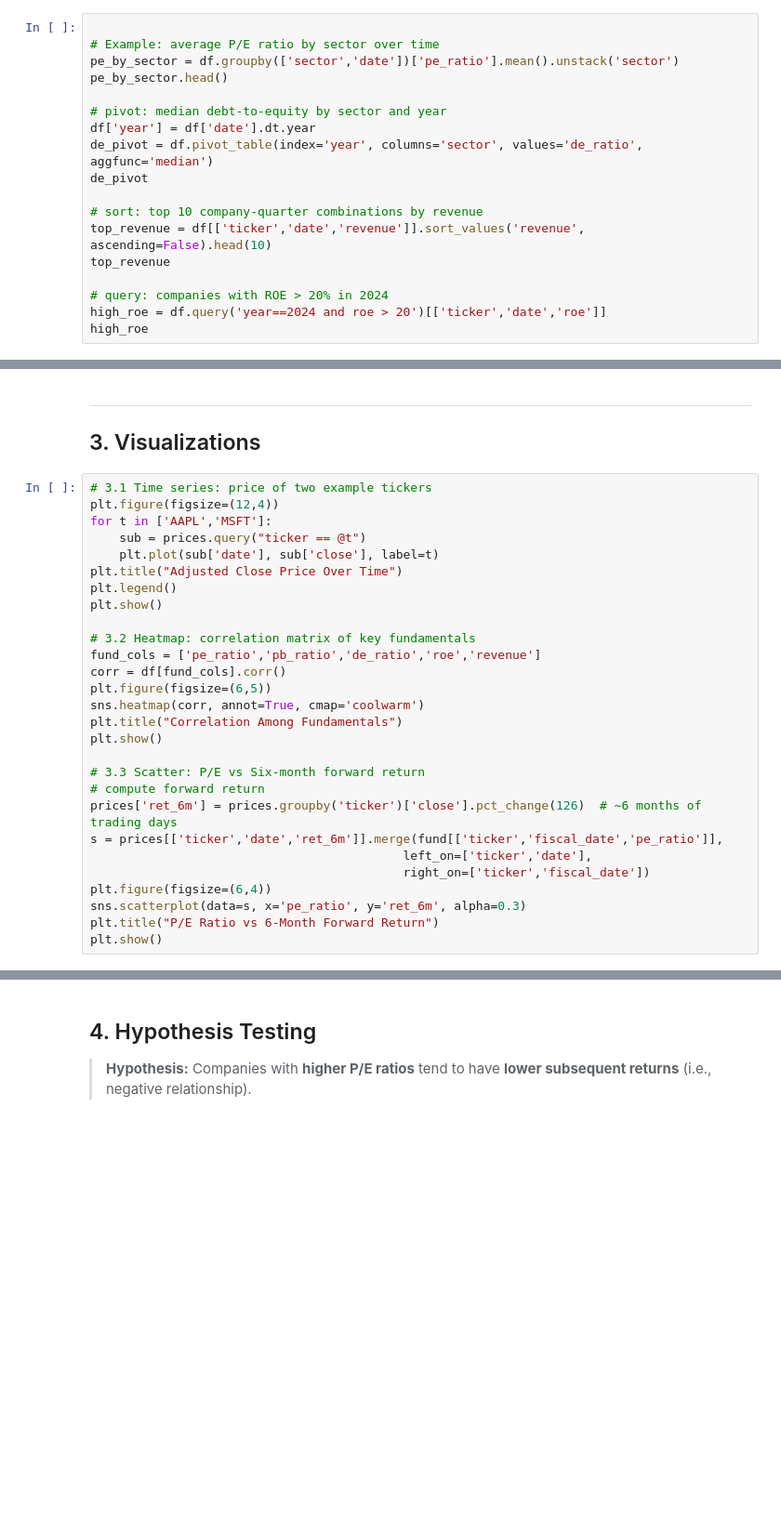
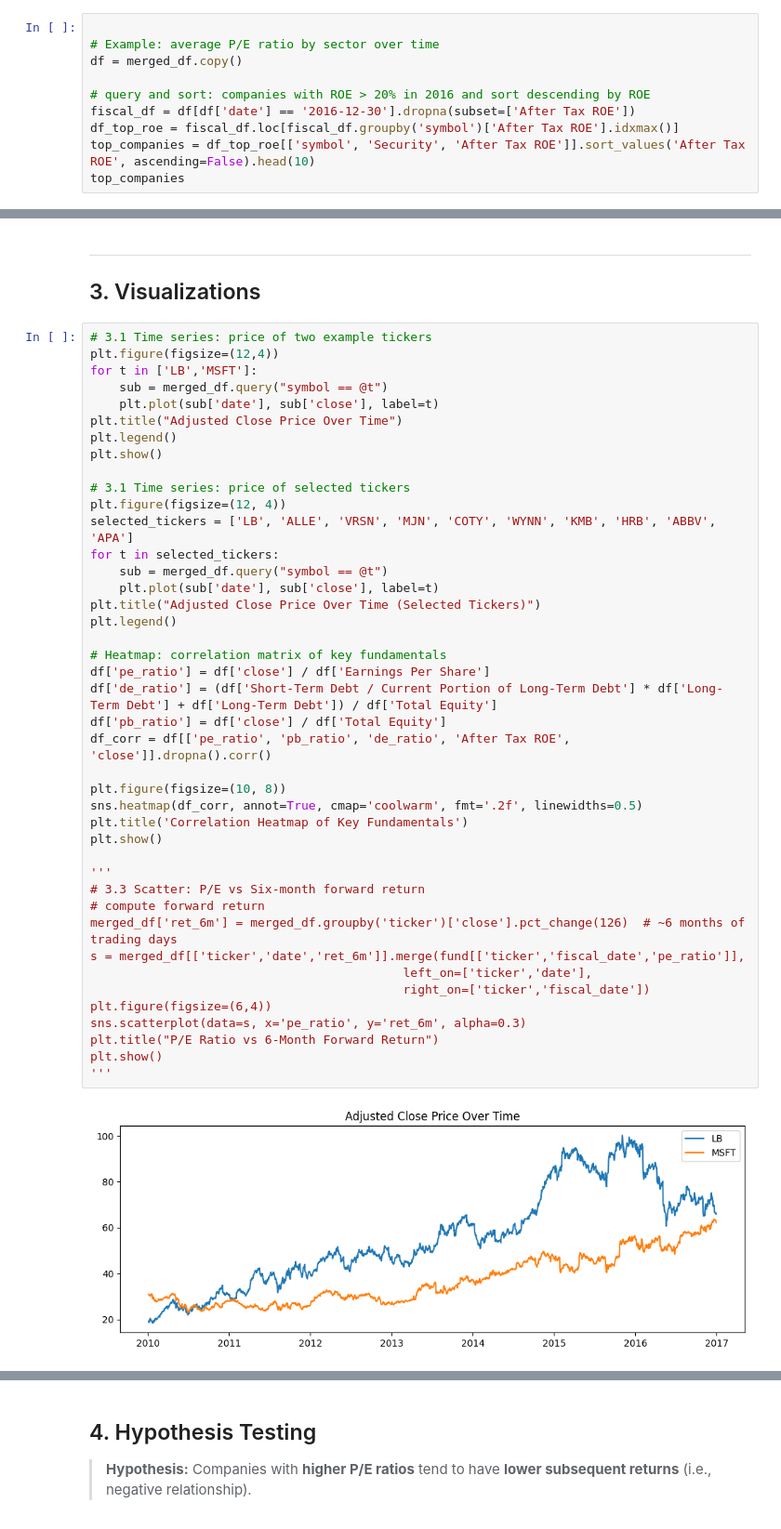
Before and after one commit to phxlptwt/phxlptwt, a Jupyter notebook: stat1000j/exchange_analysis.ipynb, the cells around one changed output, grey strips where cells are left out. Shown: that part at 93% size. Saved outputs shown, nothing was run; the diff lists cells and outputs as text; blank space fills up the shorter version.

```diff
--- a/stat1000j/exchange_analysis.ipynb
+++ b/stat1000j/exchange_analysis.ipynb
@@ -63,18 +170,10 @@ missing.head(10)
 # %%
 
 # Example: average P/E ratio by sector over time
-pe_by_sector = df.groupby(['sector','date'])['pe_ratio'].mean().unstack('sector')
-pe_by_sector.head()
+df = merged_df.copy()
 
-# pivot: median debt-to-equity by sector and year
-df['year'] = df['date'].dt.year
-de_pivot = df.pivot_table(index='year', columns='sector', values='de_ratio', aggfunc='median')
-de_pivot
-
-# sort: top 10 company-quarter combinations by revenue
-top_revenue = df[['ticker','date','revenue']].sort_values('revenue', ascending=False).head(10)
-top_revenue
-
-# query: companies with ROE > 20% in 2024
-high_roe = df.query('year==2024 and roe > 20')[['ticker','date','roe']]
-high_roe
+# query and sort: companies with ROE > 20% in 2016 and sort descending by ROE
+fiscal_df = df[df['date'] == '2016-12-30'].dropna(subset=['After Tax ROE'])
+df_top_roe = fiscal_df.loc[fiscal_df.groupby('symbol')['After Tax ROE'].idxmax()]
+top_companies = df_top_roe[['symbol', 'Security', 'After Tax ROE']].sort_values('After Tax ROE', ascending=False).head(10)
+top_companies
@@ -84,28 +195,44 @@ high_roe
 # %%
 # 3.1 Time series: price of two example tickers
 plt.figure(figsize=(12,4))
-for t in ['AAPL','MSFT']:
-    sub = prices.query("ticker == @t")
+for t in ['LB','MSFT']:
+    sub = merged_df.query("symbol == @t")
     plt.plot(sub['date'], sub['close'], label=t)
 plt.title("Adjusted Close Price Over Time")
 plt.legend()
 plt.show()
 
-# 3.2 Heatmap: correlation matrix of key fundamentals
-fund_cols = ['pe_ratio','pb_ratio','de_ratio','roe','revenue']
-corr = df[fund_cols].corr()
-plt.figure(figsize=(6,5))
-sns.heatmap(corr, annot=True, cmap='coolwarm')
-plt.title("Correlation Among Fundamentals")
+# 3.1 Time series: price of selected tickers
+plt.figure(figsize=(12, 4))
+selected_tickers = ['LB', 'ALLE', 'VRSN', 'MJN', 'COTY', 'WYNN', 'KMB', 'HRB', 'ABBV', 'APA']
+for t in selected_tickers:
+    sub = merged_df.query("symbol == @t")
+    plt.plot(sub['date'], sub['close'], label=t)
+plt.title("Adjusted Close Price Over Time (Selected Tickers)")
+plt.legend()
+
+# Heatmap: correlation matrix of key fundamentals
+df['pe_ratio'] = df['close'] / df['Earnings Per Share']
+df['de_ratio'] = (df['Short-Term Debt / Current Portion of Long-Term Debt'] * df['Long-Term Debt'] + df['Long-Term Debt']) / df['Total Equity']
+df['pb_ratio'] = df['close'] / df['Total Equity']
+df_corr = df[['pe_ratio', 'pb_ratio', 'de_ratio', 'After Tax ROE', 'close']].dropna().corr()
+
+plt.figure(figsize=(10, 8))
+sns.heatmap(df_corr, annot=True, cmap='coolwarm', fmt='.2f', linewidths=0.5)
+plt.title('Correlation Heatmap of Key Fundamentals')
 plt.show()
 
+'''
 # 3.3 Scatter: P/E vs Six-month forward return
 # compute forward return
-prices['ret_6m'] = prices.groupby('ticker')['close'].pct_change(126)  # ~6 months of trading days
-s = prices[['ticker','date','ret_6m']].merge(fund[['ticker','fiscal_date','pe_ratio']],
+merged_df['ret_6m'] = merged_df.groupby('ticker')['close'].pct_change(126)  # ~6 months of trading days
+s = merged_df[['ticker','date','ret_6m']].merge(fund[['ticker','fiscal_date','pe_ratio']],
                                            left_on=['ticker','date'],
                                            right_on=['ticker','fiscal_date'])
 plt.figure(figsize=(6,4))
 sns.scatterplot(data=s, x='pe_ratio', y='ret_6m', alpha=0.3)
 plt.title("P/E Ratio vs 6-Month Forward Return")
 plt.show()
+'''
+# %% [output]
+[figure, added]
```
Also changed, not shown: parts of 12 cells of this notebook, 6 other files.
